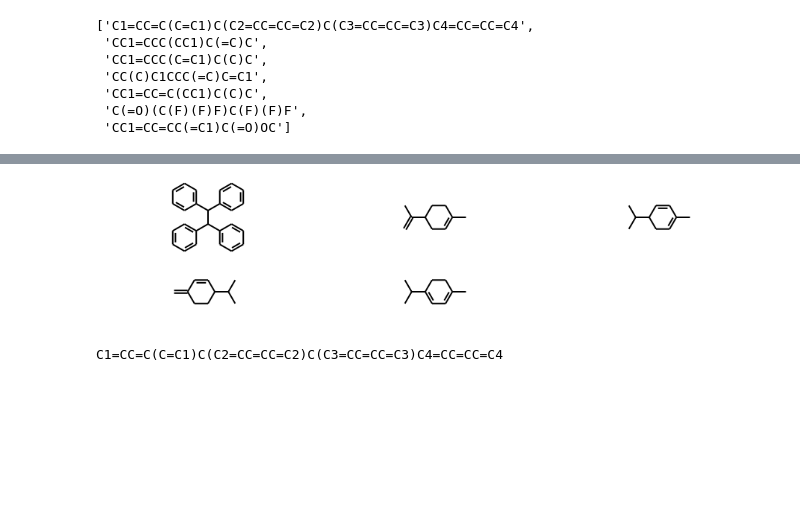
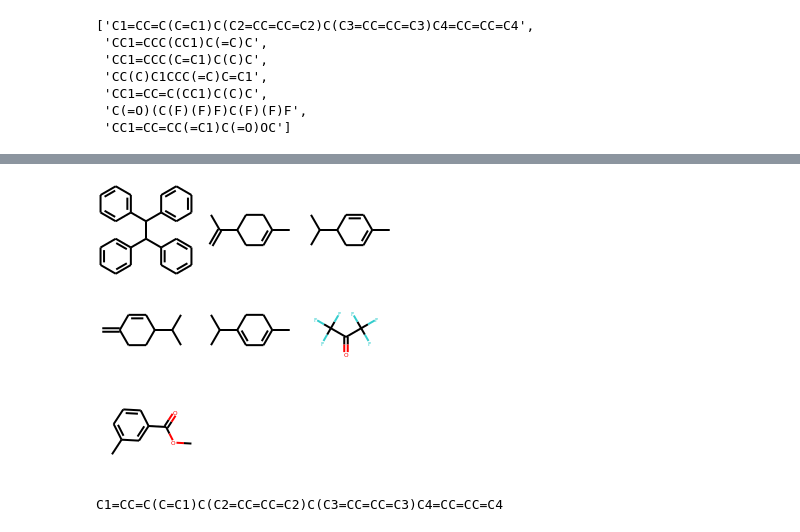
Before and after one commit to pysg/pyther, a Jupyter notebook: grupos.ipynb, the cells around one changed output, grey strips where cells are left out. Drawn from its saved outputs; the diff is of its cells as text; code cells hidden in the pictures; blank space fills up the shorter version.

```diff
--- a/grupos.ipynb
+++ b/grupos.ipynb
@@ -568,10 +593,10 @@ Draw.MolsToGridImage(molecula_D)
 # %%
 #img=Draw.MolsToGridImage(molecula_D[:4],molsPerRow=4,subImgSize=(300,300), legends=["molecula_1", "molecula_2", "molecula_3"])
-img=Draw.MolsToGridImage(molecula_D,molsPerRow=3,subImgSize=(300,100))
+img=Draw.MolsToGridImage(molecula_D,molsPerRow=3,subImgSize=(100,100))
 
 img
 # %% [output]
-[figure, old version]
+[figure, new version]
 # %%
 print(dppr_smiles[0])
 molecula_A = Chem.MolFromSmiles(dppr_smiles[0])
```
Also changed, not shown: parts of 39 cells of this notebook, 1 other file.
